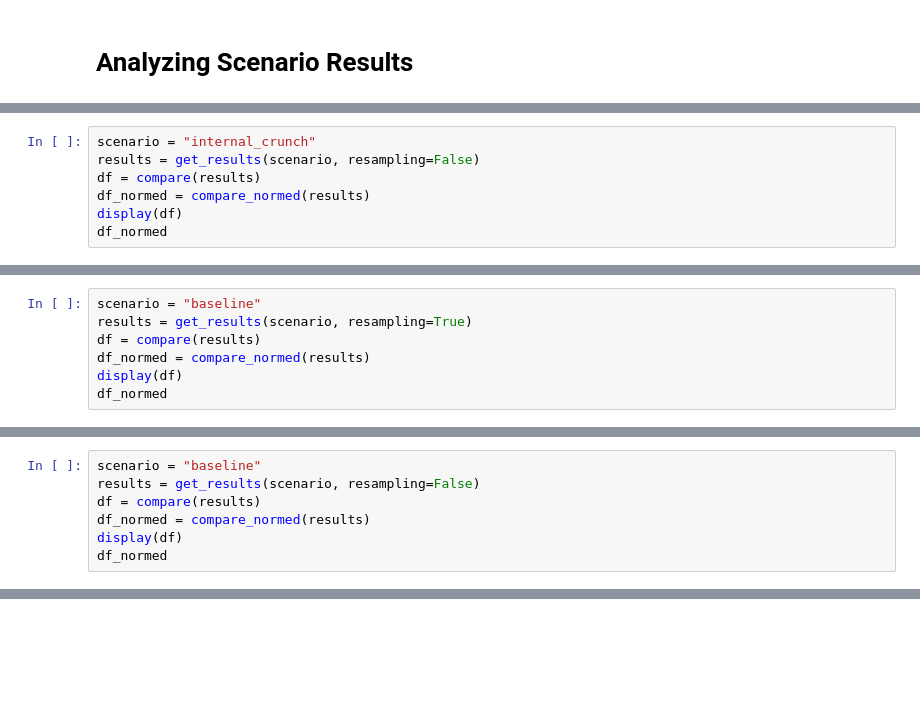
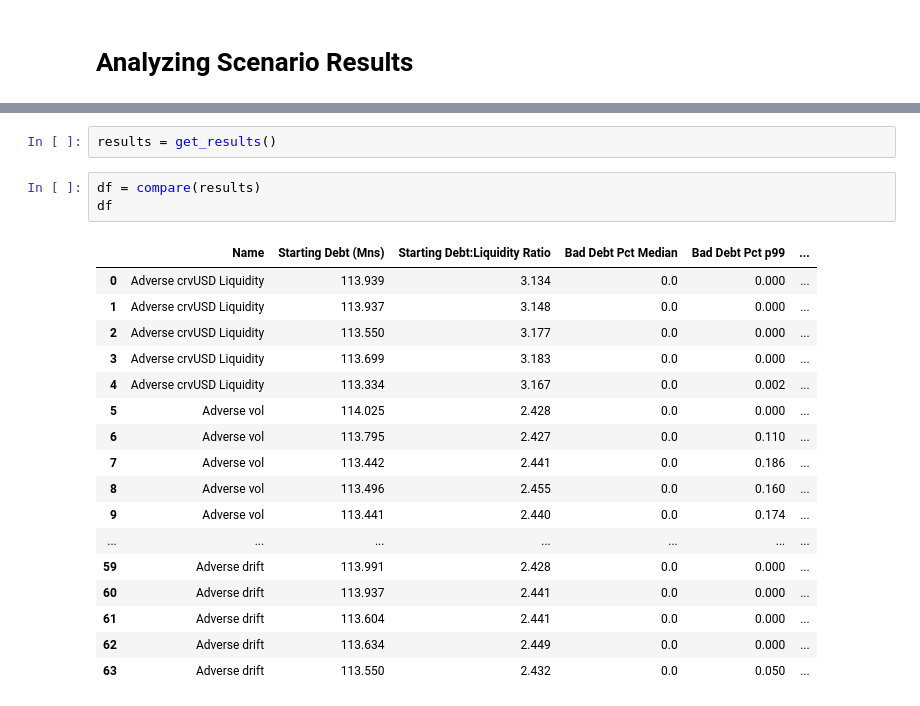
Before and after one commit to xenophonlabs/crvUSDrisk, a Jupyter notebook: notebooks/analysis.ipynb, the cells around one changed output, grey strips where cells are left out. Cells and saved outputs as stored; diff of their text form; blank space fills up the shorter version.

```diff
--- a/notebooks/analysis.ipynb
+++ b/notebooks/analysis.ipynb
@@ -189,7 +28,0 @@ df_normed
-# %%
-scenario = "internal_crunch"
-results = get_results(scenario, resampling=False)
-df = compare(results)
-df_normed = compare_normed(results)
-display(df)
-df_normed
@@ -209,7 +28,0 @@ df_normed
-# %%
-scenario = "baseline"
-results = get_results(scenario, resampling=True)
-df = compare(results)
-df_normed = compare_normed(results)
-display(df)
-df_normed
@@ -229,7 +28,0 @@ df_normed
-# %%
-scenario = "baseline"
-results = get_results(scenario, resampling=False)
-df = compare(results)
-df_normed = compare_normed(results)
-display(df)
-df_normed
@@ -248,0 +86,23 @@ df_normed
+# %%
+results = get_results()
+# %%
+df = compare(results)
+df
+# %% [output]
+|  | Name | Starting Debt (Mns) | Starting Debt:Liquidity Ratio | Bad Debt Pct Median | Bad Debt Pct p99 | ... |
+| 0 | Adverse crvUSD Liquidity | 113.939 | 3.134 | 0.0 | 0.000 | ... |
+| 1 | Adverse crvUSD Liquidity | 113.937 | 3.148 | 0.0 | 0.000 | ... |
+| 2 | Adverse crvUSD Liquidity | 113.550 | 3.177 | 0.0 | 0.000 | ... |
+| 3 | Adverse crvUSD Liquidity | 113.699 | 3.183 | 0.0 | 0.000 | ... |
+| 4 | Adverse crvUSD Liquidity | 113.334 | 3.167 | 0.0 | 0.002 | ... |
+| 5 | Adverse vol | 114.025 | 2.428 | 0.0 | 0.000 | ... |
+| 6 | Adverse vol | 113.795 | 2.427 | 0.0 | 0.110 | ... |
+| 7 | Adverse vol | 113.442 | 2.441 | 0.0 | 0.186 | ... |
+| 8 | Adverse vol | 113.496 | 2.455 | 0.0 | 0.160 | ... |
+| 9 | Adverse vol | 113.441 | 2.440 | 0.0 | 0.174 | ... |
+| ... | ... | ... | ... | ... | ... | ... |
+| 59 | Adverse drift | 113.991 | 2.428 | 0.0 | 0.000 | ... |
+| 60 | Adverse drift | 113.937 | 2.441 | 0.0 | 0.000 | ... |
+| 61 | Adverse drift | 113.604 | 2.441 | 0.0 | 0.000 | ... |
+| 62 | Adverse drift | 113.634 | 2.449 | 0.0 | 0.000 | ... |
+| 63 | Adverse drift | 113.550 | 2.432 | 0.0 | 0.050 | ... |
```
Also changed, not shown: parts of 10 cells of this notebook, 6 other files.
